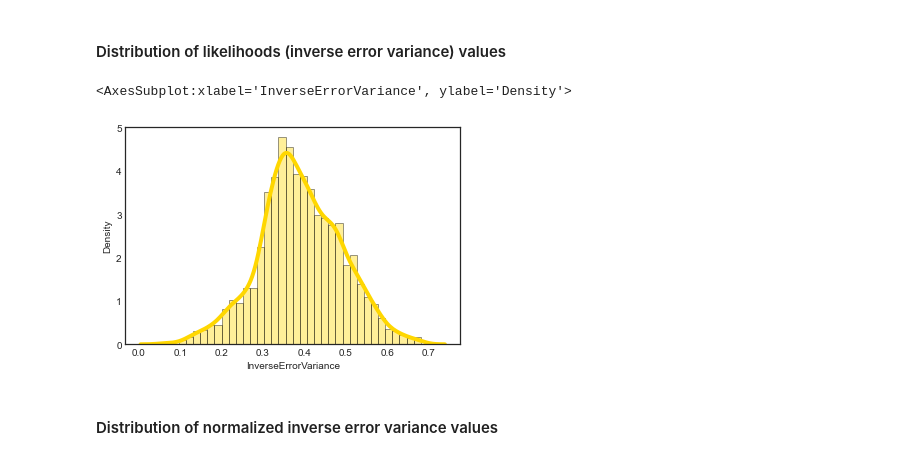
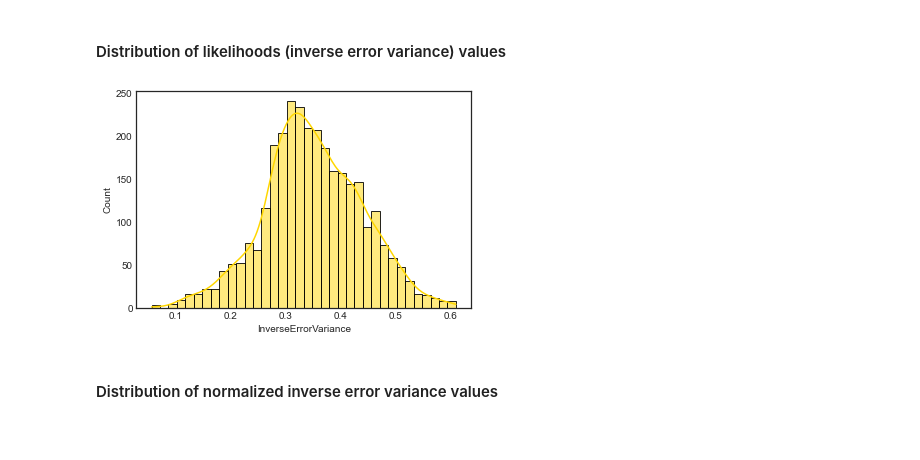
Before and after one commit to IMMM-SFA/msd_uncertainty_ebook, a Jupyter notebook: notebooks/hymod.ipynb, the cells around one changed output. Cells and saved outputs as stored; diff of their text form; code cells hidden in the pictures.

```diff
--- a/notebooks/hymod.ipynb
+++ b/notebooks/hymod.ipynb
@@ -538,11 +538,9 @@ where *SSR* is the sum of squared residuals; $n$ is the number of samples; and $
 #  T=infinity means that all sample sets have the same probability
 T= 0.70
 
-some_shape = df_metrics_SA.loc[:,"SSR"].shape[0]-2
-
 # calculate metrics from Beven and Binley, 1992
 df_metrics_SA["SSR"] = df_metrics_SA["RMSE"]**2 * 3650
-df_metrics_SA["InverseErrorVariance"] = (df_metrics_SA["SSR"] / some_shape)**(-T)
+df_metrics_SA["InverseErrorVariance"] = (df_metrics_SA["SSR"] / df_metrics_SA.shape[0])**(-T)
 df_metrics_SA["Normalized_IEV"] = df_metrics_SA["InverseErrorVariance"] / df_metrics_SA["InverseErrorVariance"].sum()
 
 # convert array to dataframe
@@ -553,3 +551,6 @@ concat_df = pd.concat([df_metrics_SA, param_values_hymod_df], axis=1)
 concat_df["Ks_rescale"] = concat_df["Ks"] / 0.1
 concat_df["Huz_rescale"] = concat_df["Huz"] / 500
 concat_df["B_rescale"] = concat_df["B"] / 2
+
+# display the first 5 rows of the dataframe
+df_metrics_SA.head()
@@ -565,17 +564,14 @@ df_metrics_SA.head()
 # %% [markdown]
 #### Distribution of likelihoods (inverse error variance) values
 # %%
-# Density Plot and Histogram of all arrival delays
-sns.distplot(df_metrics_SA["InverseErrorVariance"],
-             hist=True,
-             kde=True,
-             bins=int(180/5),
-             color = 'gold',
-             hist_kws={'edgecolor':'black'},
-             kde_kws={'linewidth': 4})
+# density plot and histogram of the inverse error variance
+h = sns.histplot(data=df_metrics_SA,
+                 x="InverseErrorVariance",
+                 kde=True,
+                 bins=int(180/5),
+                 color = 'gold')
 # %% [output]
-<AxesSubplot:xlabel='InverseErrorVariance', ylabel='Density'>
-[figure, old version]
+[figure, new version]
 # %% [markdown]
 #### Distribution of normalized inverse error variance values
 # %%
```
Also changed, not shown: parts of 15 cells of this notebook, 1 other file.
